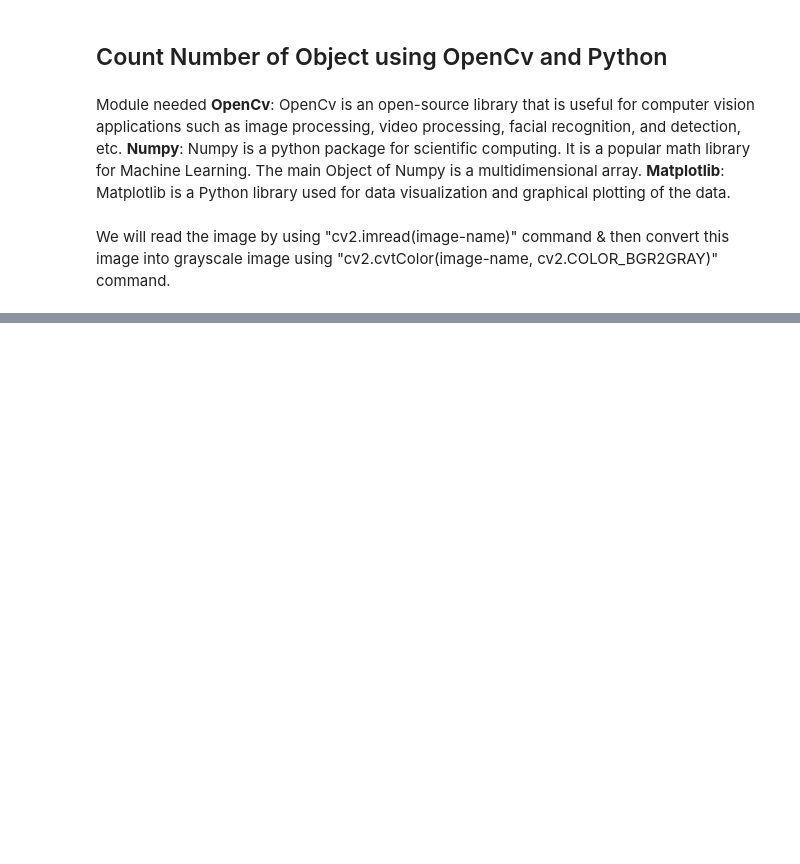
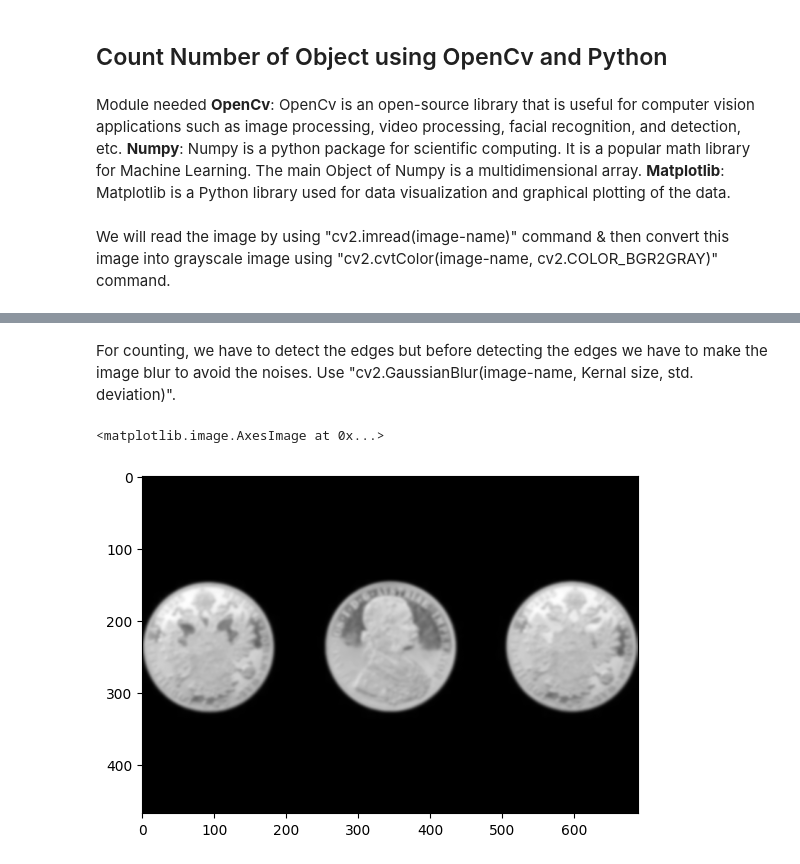
Before and after one commit to smmunna/machine-learning-projects, a Jupyter notebook: count_number_of_object.ipynb, the cells around one changed output, grey strips where cells are left out. Drawn from its saved outputs; the diff is of its cells as text; code cells hidden in the pictures; blank space fills up the shorter version.

Commit message:
count number of object

```diff
--- a/count_number_of_object.ipynb
+++ b/count_number_of_object.ipynb
@@ -21,0 +22,8 @@ plt.imshow(gray, cmap='gray')
+# %% [markdown]
+For counting, we have to detect the edges but before detecting the edges we have to make the image blur to avoid the noises. Use "cv2.GaussianBlur(image-name, Kernal size, std. deviation)".
+# %%
+blur = cv2.GaussianBlur(gray, (11, 11), 0)
+plt.imshow(blur, cmap='gray')
+# %% [output]
+<matplotlib.image.AxesImage at 0x...>
+[figure, added]
```
Also changed, not shown: parts of 10 cells of this notebook, 2 other files.
